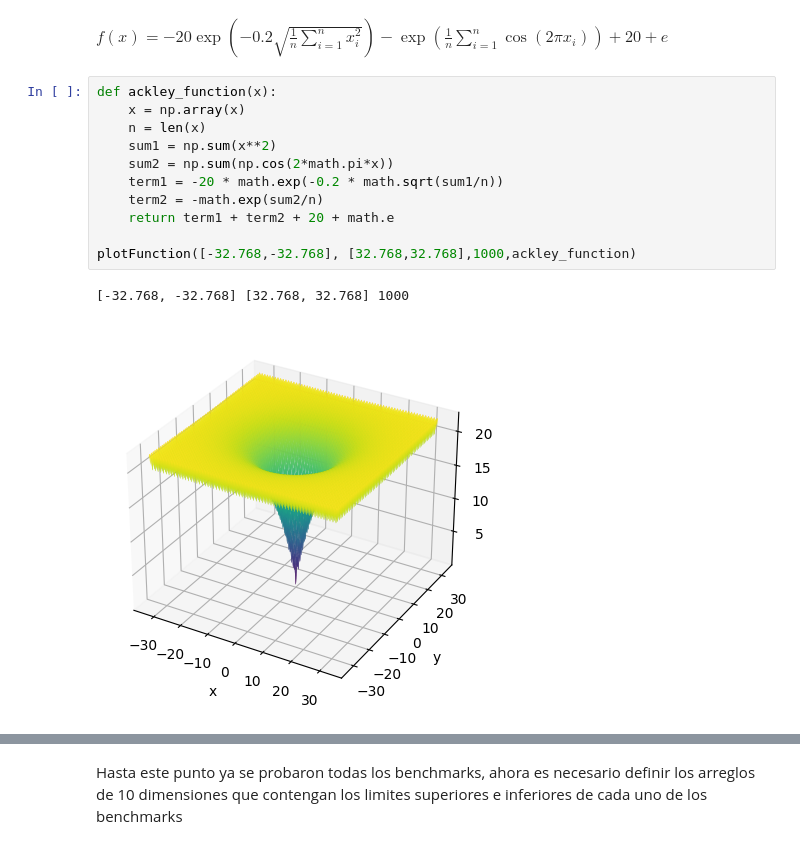
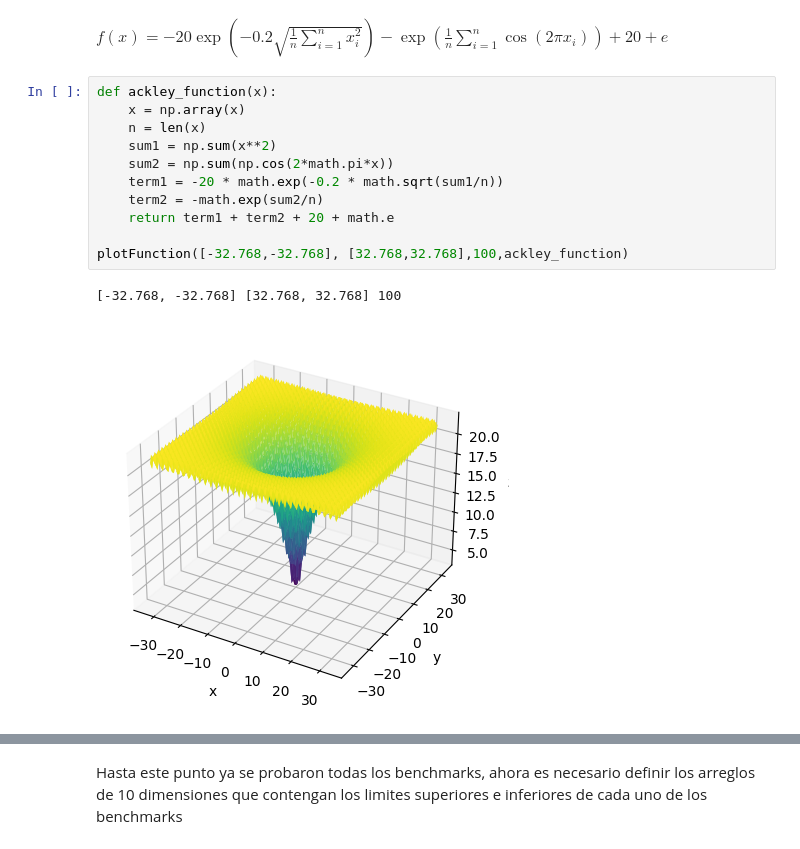
Before and after one commit to Jesus105/algoritmosGeneticos-codificacionBinaria, a Jupyter notebook: p2.ipynb, the cells around one changed output, grey strips where cells are left out. Cells and saved outputs as stored; diff of their text form.

```diff
--- a/p2.ipynb
+++ b/p2.ipynb
@@ -82,14 +84,14 @@ $f(x) = -20\exp\left(-0.2\sqrt{\frac{1}{n}\sum_{i=1}^{n}x_i^2}\right)-\exp\left(
 # %%
 def ackley_function(x):
     x = np.array(x)
     n = len(x)
     sum1 = np.sum(x**2)
     sum2 = np.sum(np.cos(2*math.pi*x))
     term1 = -20 * math.exp(-0.2 * math.sqrt(sum1/n))
     term2 = -math.exp(sum2/n)
     return term1 + term2 + 20 + math.e
 
-plotFunction([-32.768,-32.768], [32.768,32.768],1000,ackley_function)
+plotFunction([-32.768,-32.768], [32.768,32.768],100,ackley_function)
 # %% [output]
-[-32.768, -32.768] [32.768, 32.768] 1000
+[-32.768, -32.768] [32.768, 32.768] 100
-[figure, old version]
+[figure, new version]
```
Also changed, not shown: parts of 9 cells of this notebook.
